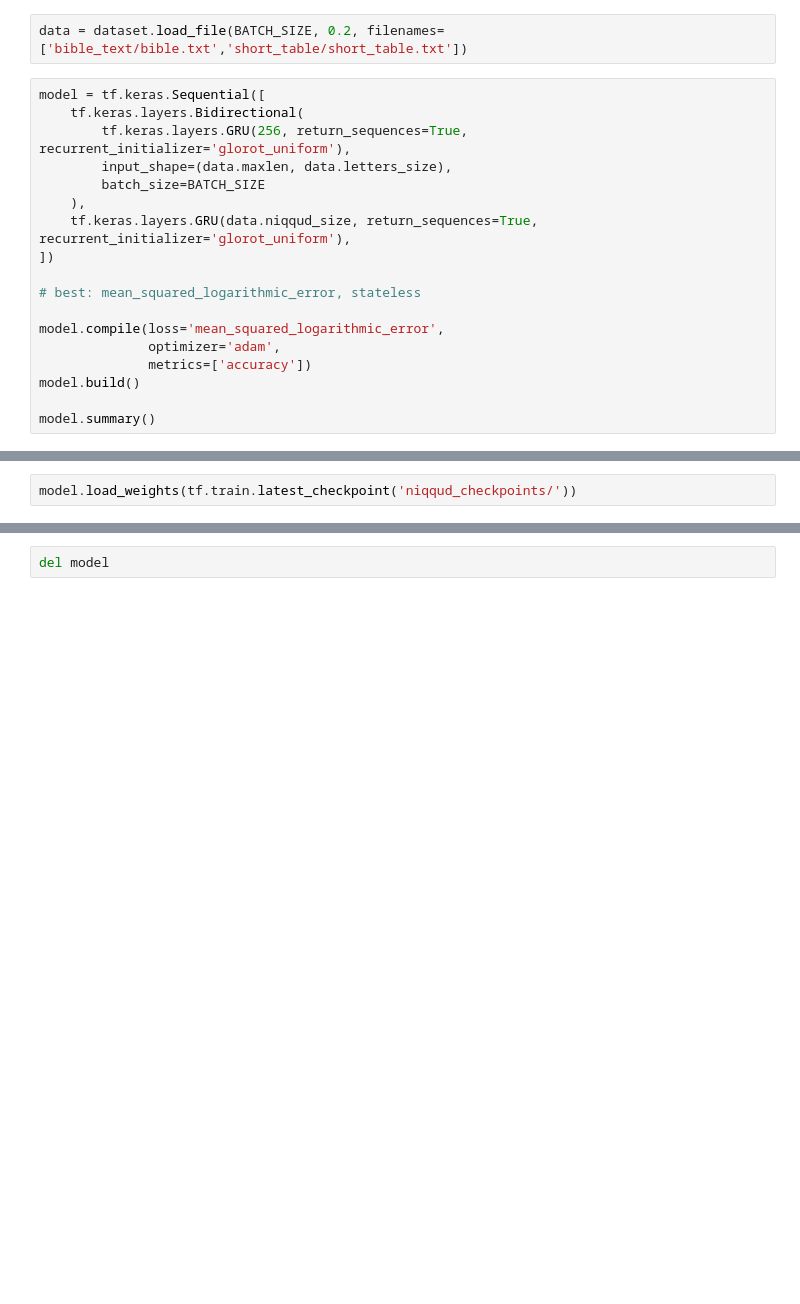
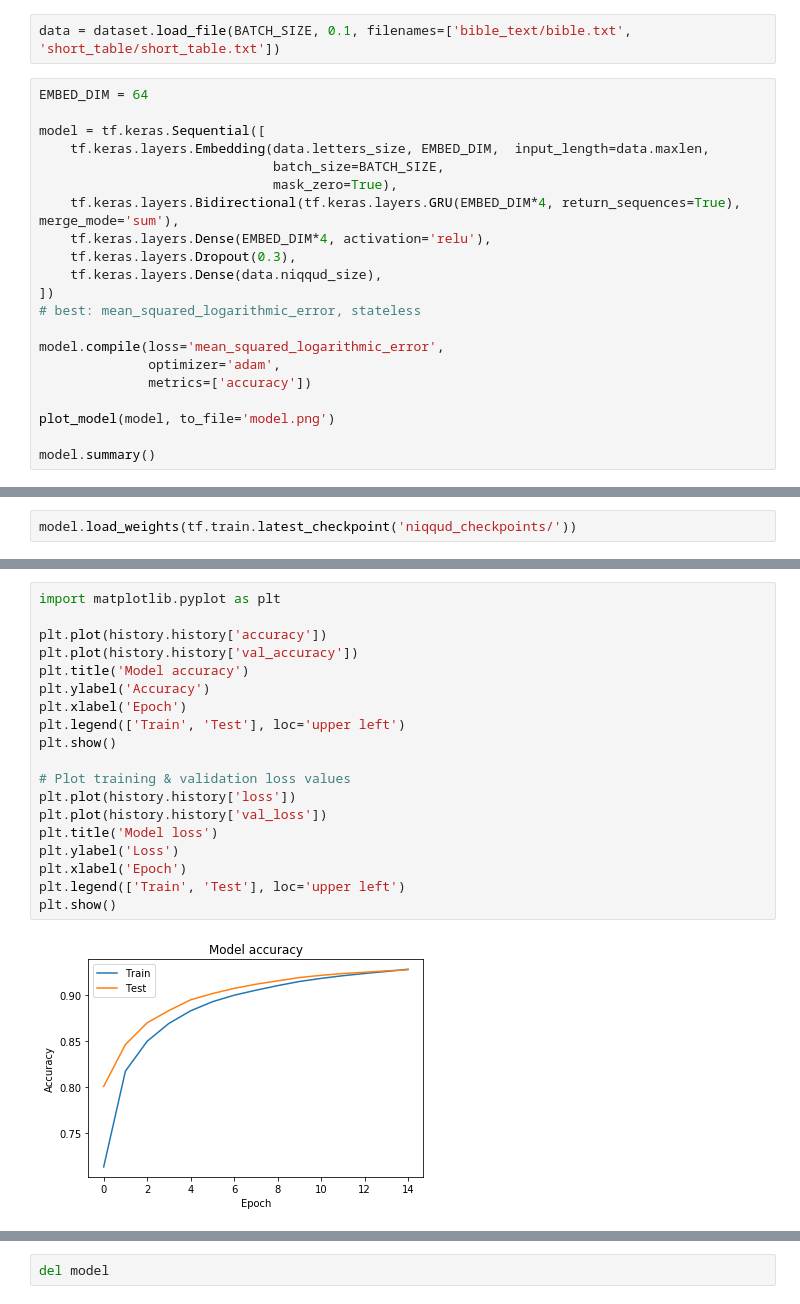
Before and after one commit to elazarg/nakdimon, a Jupyter notebook: niqqud.ipynb, the cells around one changed output, grey strips where cells are left out. Saved outputs shown, nothing was run; the diff lists cells and outputs as text; blank space fills up the shorter version.

Commit message:
better parameters: merge_mode='sum'

```diff
--- a/niqqud.ipynb
+++ b/niqqud.ipynb
@@ -14,20 +22,23 @@ BATCH_SIZE = 64  # 512
 # %%
-data = dataset.load_file(BATCH_SIZE, 0.2, filenames=['bible_text/bible.txt','short_table/short_table.txt'])
+data = dataset.load_file(BATCH_SIZE, 0.1, filenames=['bible_text/bible.txt', 'short_table/short_table.txt'])
 # %%
+EMBED_DIM = 64
+
 model = tf.keras.Sequential([
-    tf.keras.layers.Bidirectional(
-        tf.keras.layers.GRU(256, return_sequences=True, recurrent_initializer='glorot_uniform'),
-        input_shape=(data.maxlen, data.letters_size),
-        batch_size=BATCH_SIZE
-    ),
-    tf.keras.layers.GRU(data.niqqud_size, return_sequences=True, recurrent_initializer='glorot_uniform'),
+    tf.keras.layers.Embedding(data.letters_size, EMBED_DIM,  input_length=data.maxlen,
+                              batch_size=BATCH_SIZE,
+                              mask_zero=True),
+    tf.keras.layers.Bidirectional(tf.keras.layers.GRU(EMBED_DIM*4, return_sequences=True), merge_mode='sum'),
+    tf.keras.layers.Dense(EMBED_DIM*4, activation='relu'),
+    tf.keras.layers.Dropout(0.3),
+    tf.keras.layers.Dense(data.niqqud_size),
 ])
-
 # best: mean_squared_logarithmic_error, stateless
 
 model.compile(loss='mean_squared_logarithmic_error',
               optimizer='adam',
               metrics=['accuracy'])
-model.build()
+
+plot_model(model, to_file='model.png')
 
 model.summary()
@@ -52,0 +113,21 @@ model.fit(data.input_texts, data.niqqud_texts,
+# %%
+import matplotlib.pyplot as plt
+
+plt.plot(history.history['accuracy'])
+plt.plot(history.history['val_accuracy'])
+plt.title('Model accuracy')
+plt.ylabel('Accuracy')
+plt.xlabel('Epoch')
+plt.legend(['Train', 'Test'], loc='upper left')
+plt.show()
+
+# Plot training & validation loss values
+plt.plot(history.history['loss'])
+plt.plot(history.history['val_loss'])
+plt.title('Model loss')
+plt.ylabel('Loss')
+plt.xlabel('Epoch')
+plt.legend(['Train', 'Test'], loc='upper left')
+plt.show()
+# %% [output]
+[figure, added]
```
Also changed, not shown: parts of 7 cells of this notebook, 1 other file.
